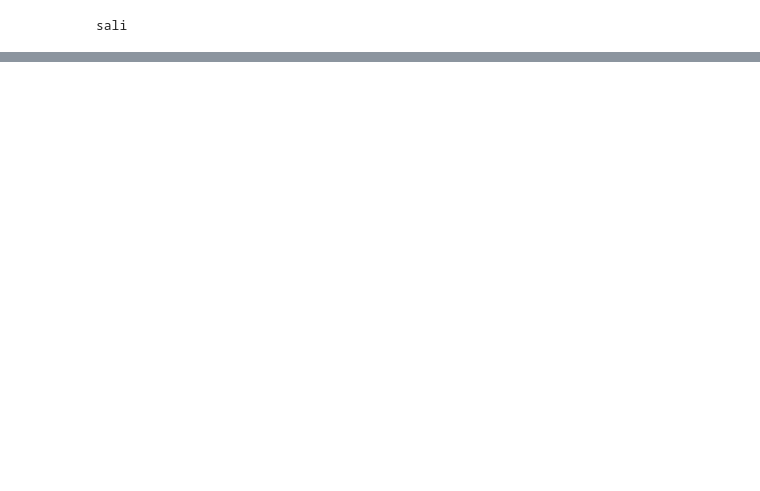
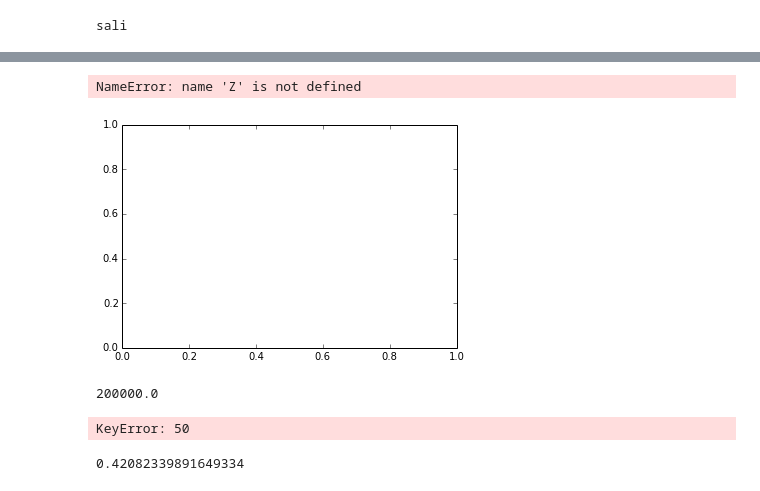
Before and after one commit to fmassot/openfisca-web-notebook, a Jupyter notebook: calcul_taux_effectif.ipynb, the cells around one changed output, grey strips where cells are left out. Saved outputs shown, nothing was run; the diff lists cells and outputs as text; code cells hidden in the pictures; blank space fills up the shorter version.

```diff
--- a/calcul_taux_effectif.ipynb
+++ b/calcul_taux_effectif.ipynb
@@ -130,0 +145,14 @@ show()
+# %%
+fig, ax = plt.subplots()
+
+im = plt.imshow(Z, cmap=plt.cm.RdBu, vmin=abs(Z).min(), vmax=abs(Z).max(), extent=[0, 1, 0, 1])
+im.set_interpolation('bilinear')
+
+cb = fig.colorbar(im, ax=ax)
+# %% [output]
+NameError: name 'Z' is not defined
+[figure, added]
+# %%
+df.rev_cap_bar.max()
+# %% [output]
+200000.0
@@ -130,0 +163,12 @@ show()
+# %%
+k = 0
+for i in range(SALI_COUNT):
+    for j in range(SALI_COUNT):
+        data[i][j] = df.ix[k]['taux_revdisp']
+        k+=1
+# %% [output]
+KeyError: 50
+# %%
+df.ix[0]['taux_revdisp']
+# %% [output]
+0.42082339891649334
```
Also changed, not shown: parts of 31 cells of this notebook.
